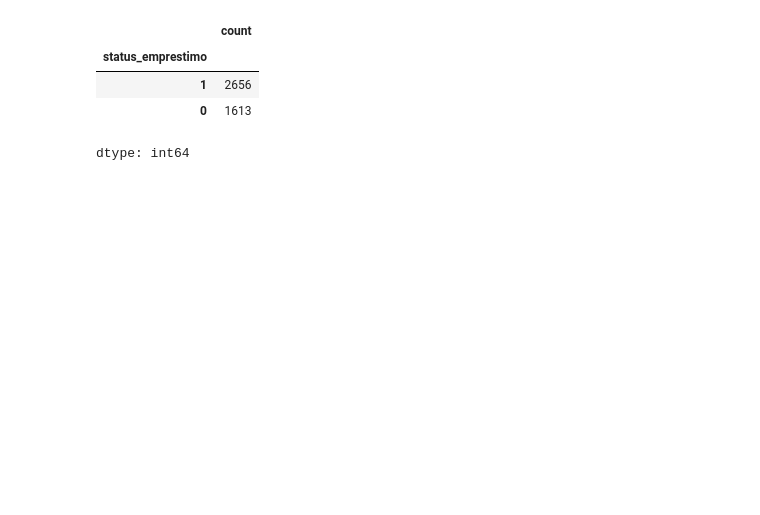
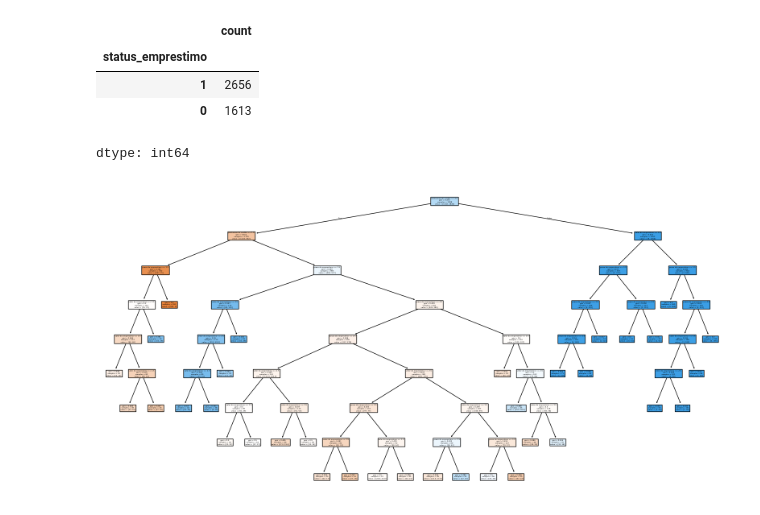
Before and after one commit to dayviddouglas/arvore_decisao_aprovacao_emprestimos, a Jupyter notebook: main.ipynb, the cells around one changed output. Cells and saved outputs as stored; diff of their text form; code cells hidden in the pictures; blank space fills up the shorter version.

```diff
--- a/main.ipynb
+++ b/main.ipynb
@@ -375,3 +412,20 @@ dados_Atualizados['status_emprestimo'].value_counts()
 | 1 | 2656 |
 | 0 | 1613 |
 dtype: int64
+# %%
+df2 = dados_Atualizados
+df2 = dados_Atualizados[['valor_emprestimo','prazo_emprestimo','pontuacao_credito','status_emprestimo']]
+# %%
+x = df2.drop(['status_emprestimo'], axis=1)
+y = df2['status_emprestimo']
+# %%
+X_train, X_test, y_train, y_test = train_test_split(x, y, test_size=0.3, random_state=42)
+# %%
+clf = tree.DecisionTreeClassifier()
+clf = clf.fit(X_train, y_train)
+# %%
+plt.figure(figsize=(20,10))
+tree.plot_tree(clf,feature_names=['valor do emprestimo','prazo do emprestimo','pontuacao de credito'], filled=True)
+plt.show()
+# %% [output]
+[figure, added]
```
Also changed, not shown: parts of 17 cells of this notebook.
